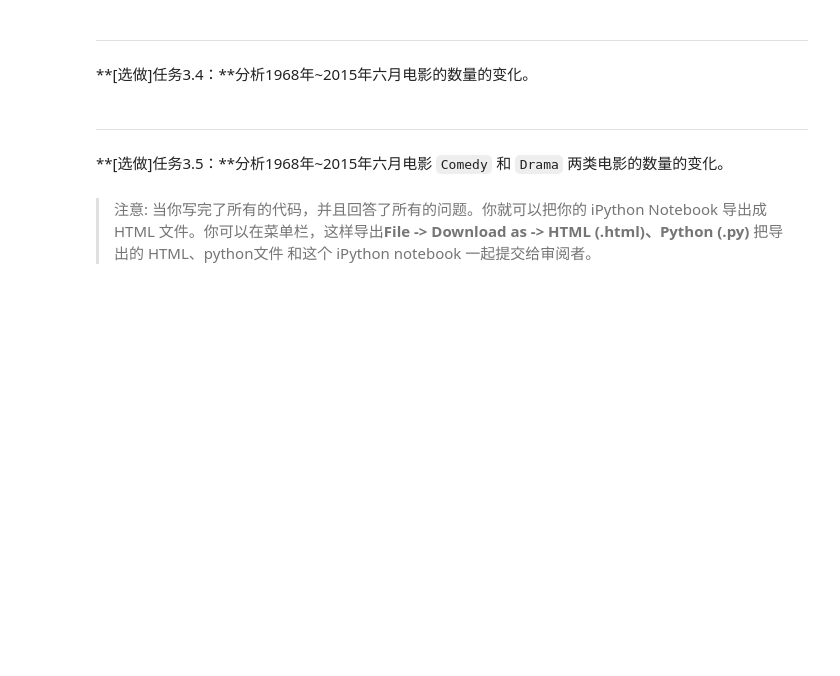
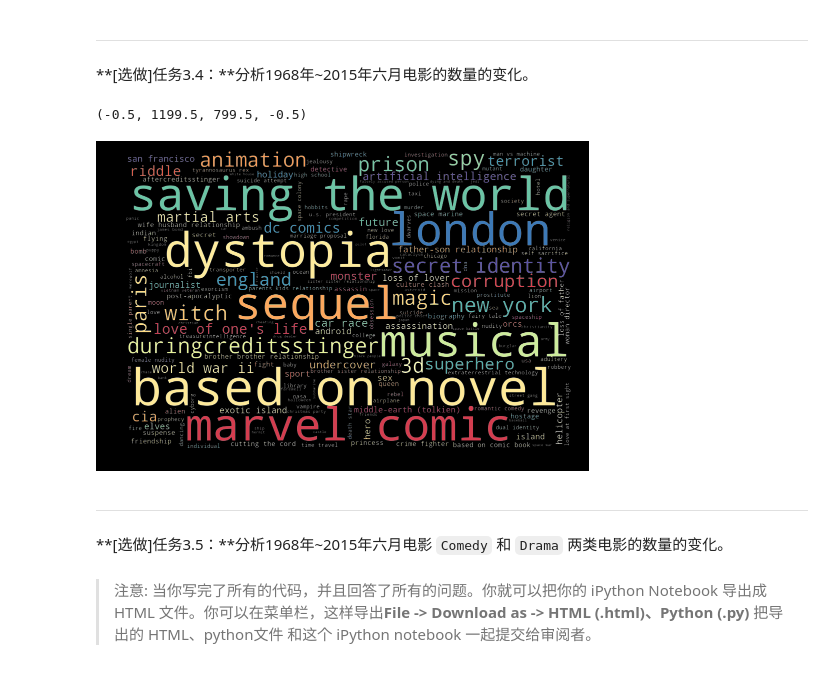
Before and after one commit to tianyuyang888/Explore_Movie_Dataset, a Jupyter notebook: Explore Movie Dataset.ipynb, the cells around one changed output. Cells and saved outputs as stored; diff of their text form; code cells hidden in the pictures; blank space fills up the shorter version.

```diff
--- a/Explore Movie Dataset.ipynb
+++ b/Explore Movie Dataset.ipynb
@@ -314,6 +329,34 @@ Text(0.5, 1.0, '每年电影净利润的标准差')
 ---
 
 **[选做]任务3.4：**分析1968年~2015年六月电影的数量的变化。
+# %%
+# 按总收益来看, 哪些描述电影的关键字出现频率最多
+
+import matplotlib.pyplot as plt
+from wordcloud import WordCloud
+%config InlineBackend.figure_format = 'retina'
+
+# organize data
+factor = 'revenue_adj'
+data = pd.read_csv('tmdb-movies.csv')
+kw_expand = data['keywords'].str.split('|', expand=True).stack().reset_index(level=1, drop=True).rename('keywords')
+df_kw_rev = data[[factor]].join(kw_expand)
+word_dict = df_kw_rev.groupby('keywords')[factor].sum().apply(lambda x: np.exp(x/1e11)).to_dict()
+
+# create wordcloud
+params = {'mode': 'RGBA',
+          'background_color': 'rgba(255, 255, 255, 0)',
+          'colormap': 'Spectral'}
+wordcloud = WordCloud(width=1200, height=800, **params)
+wordcloud.generate_from_frequencies(word_dict)
+
+# plot
+plt.figure(figsize=(8, 6))
+plt.imshow(wordcloud, interpolation='bilinear')
+plt.axis('off')
+# %% [output]
+(-0.5, 1199.5, 799.5, -0.5)
+[figure, added]
 # %% [markdown]
 ---
 
```
Also changed, not shown: parts of 1 cell of this notebook.
